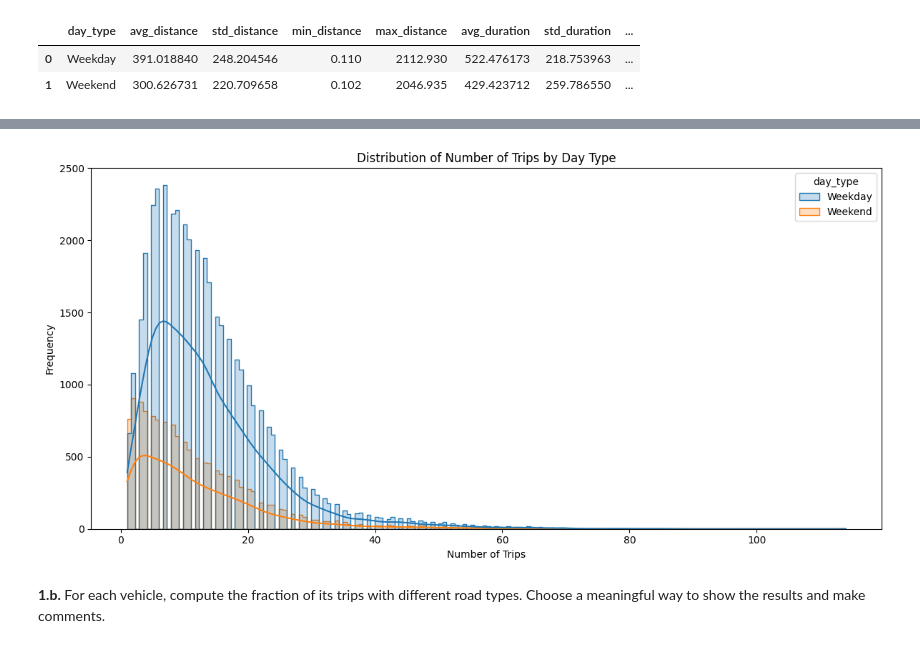
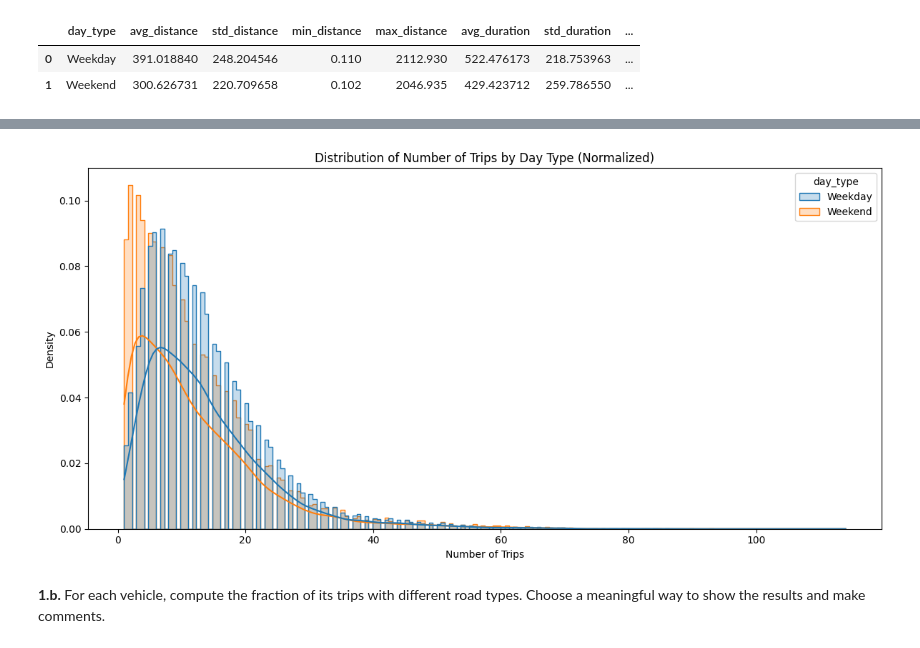
Before and after one commit to CavaWasTaken/SmartMobility, a Jupyter notebook: Labs/Lab3/LAB_3.ipynb, the cells around one changed output, grey strips where cells are left out. Drawn from its saved outputs; the diff is of its cells as text; code cells hidden in the pictures.

```diff
--- a/Labs/Lab3/LAB_3.ipynb
+++ b/Labs/Lab3/LAB_3.ipynb
@@ -500,13 +526,13 @@ plt.show()
 # %%
 plt.figure(figsize=(12, 6))
-sns.histplot(data=daily_data, x='num_trips', hue='day_type', kde=True, element='step')
-plt.title('Distribution of Number of Trips by Day Type')
+sns.histplot(data=daily_data, x='num_trips', hue='day_type', kde=True, element='step', stat='density', common_norm=False)
+plt.title('Distribution of Number of Trips by Day Type (Normalized)')
 plt.xlabel('Number of Trips')
-plt.ylabel('Frequency')
+plt.ylabel('Density')
 plt.tight_layout()
 plt.show()
 # %% [output]
-[figure, old version]
+[figure, new version]
 # %% [markdown]
 **1.b.** For each vehicle, compute the fraction of its trips with different road types. Choose a
 meaningful way to show the results and make comments.
```
Also changed, not shown: parts of 12 cells of this notebook, 1 other file.
